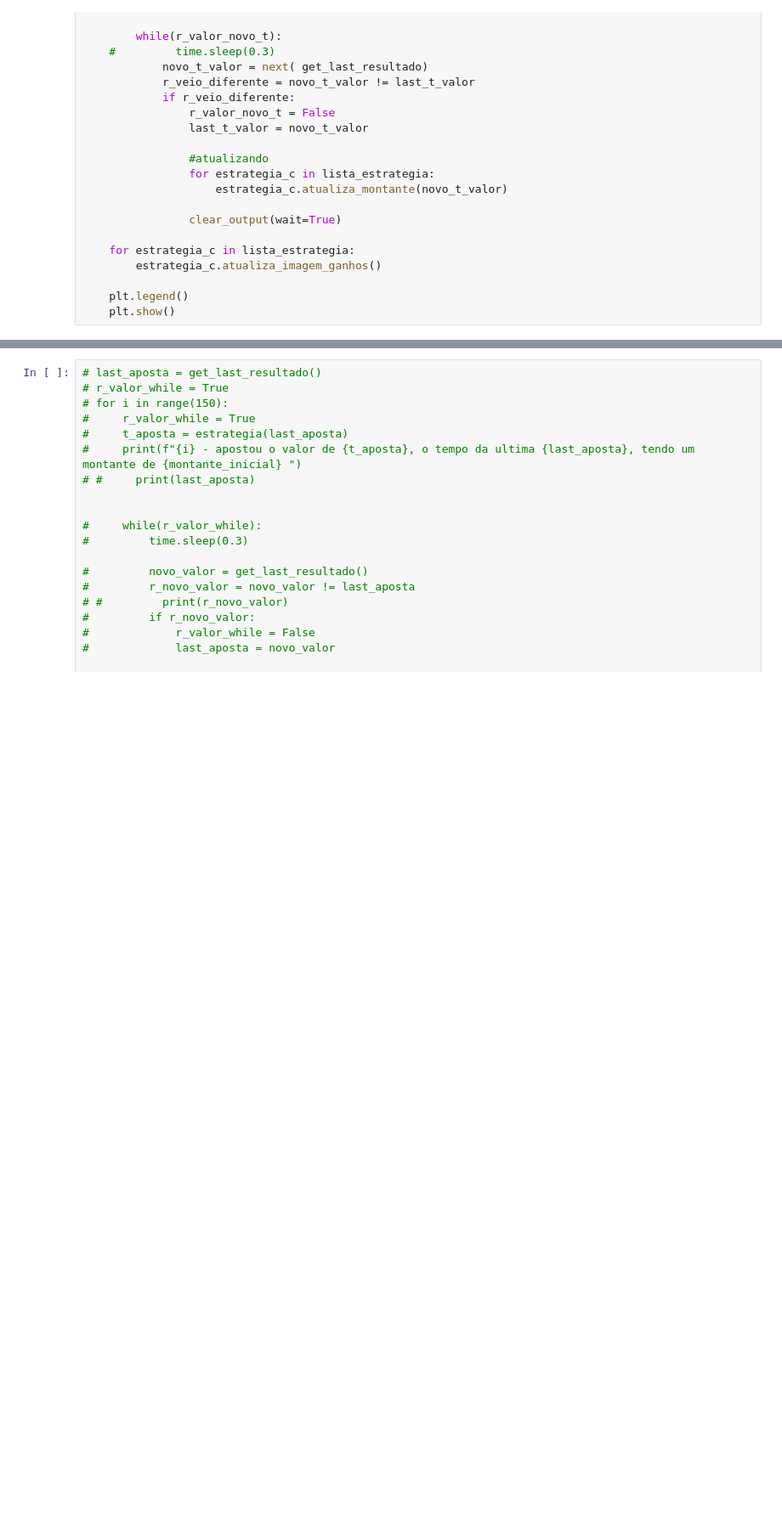
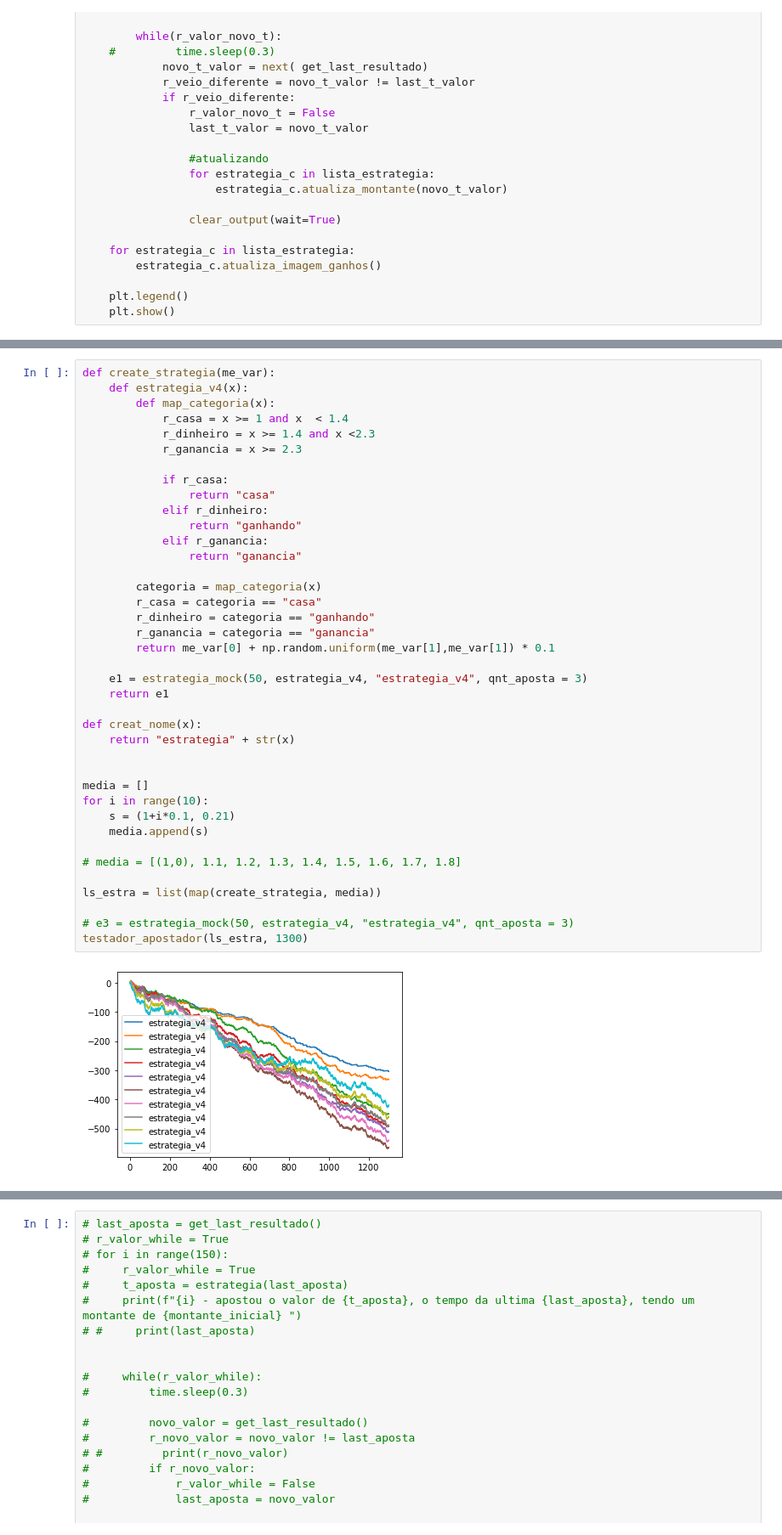
Before and after one commit to jmarcolan/bot_foguete_tibia, a Jupyter notebook: Testando com as passadas.ipynb, the cells around one changed output, grey strips where cells are left out. Shown at 85% size. Saved outputs shown, nothing was run; the diff lists cells and outputs as text; blank space fills up the shorter version.

```diff
--- a/Testando com as passadas.ipynb
+++ b/Testando com as passadas.ipynb
@@ -450,0 +472,41 @@ len(df_tempo)
+# %%
+def create_strategia(me_var):
+    def estrategia_v4(x):
+        def map_categoria(x):
+            r_casa = x >= 1 and x  < 1.4
+            r_dinheiro = x >= 1.4 and x <2.3
+            r_ganancia = x >= 2.3
+
+            if r_casa:
+                return "casa"
+            elif r_dinheiro:
+                return "ganhando"
+            elif r_ganancia:
+                return "ganancia"
+
+        categoria = map_categoria(x)
+        r_casa = categoria == "casa"
+        r_dinheiro = categoria == "ganhando"
+        r_ganancia = categoria == "ganancia"
+        return me_var[0] + np.random.uniform(me_var[1],me_var[1]) * 0.1
+
+    e1 = estrategia_mock(50, estrategia_v4, "estrategia_v4", qnt_aposta = 3)
+    return e1
+
+def creat_nome(x):
+    return "estrategia" + str(x)
+
+
+media = []
+for i in range(10):
+    s = (1+i*0.1, 0.21)
+    media.append(s)
+
+# media = [(1,0), 1.1, 1.2, 1.3, 1.4, 1.5, 1.6, 1.7, 1.8]
+
+ls_estra = list(map(create_strategia, media))
+
+# e3 = estrategia_mock(50, estrategia_v4, "estrategia_v4", qnt_aposta = 3)
+testador_apostador(ls_estra, 1300)
+# %% [output]
+[figure, added]
```
Also changed, not shown: parts of 19 cells of this notebook, 6 other files.
